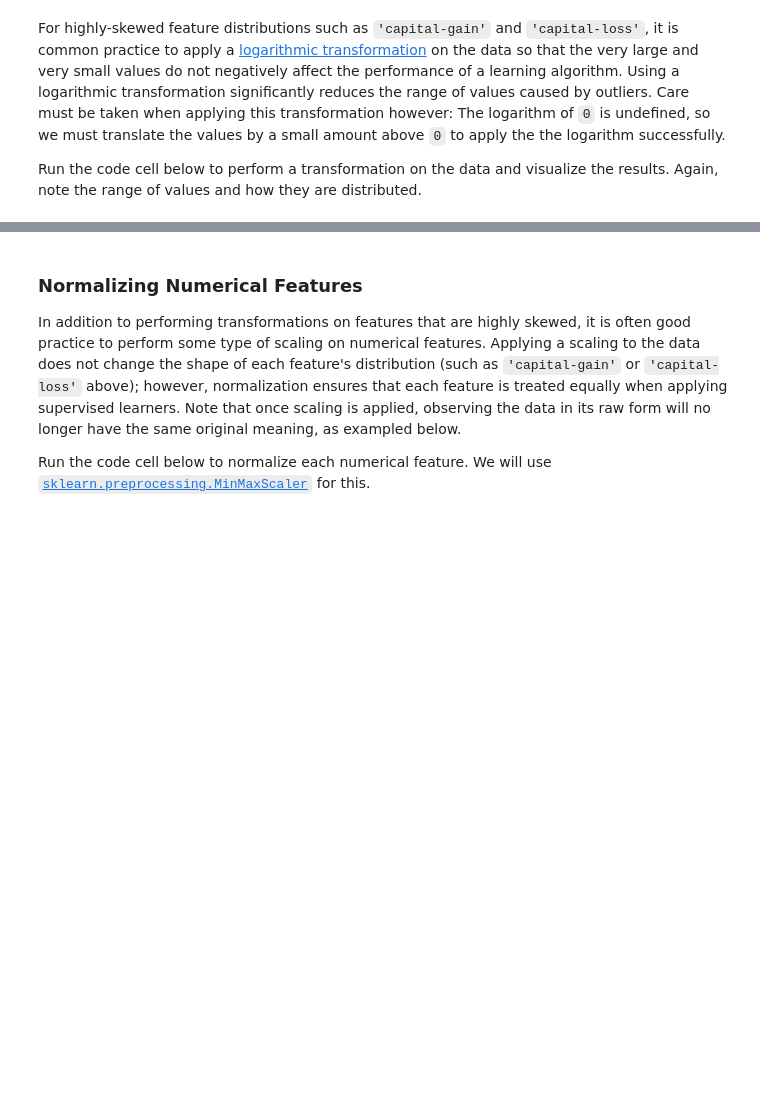
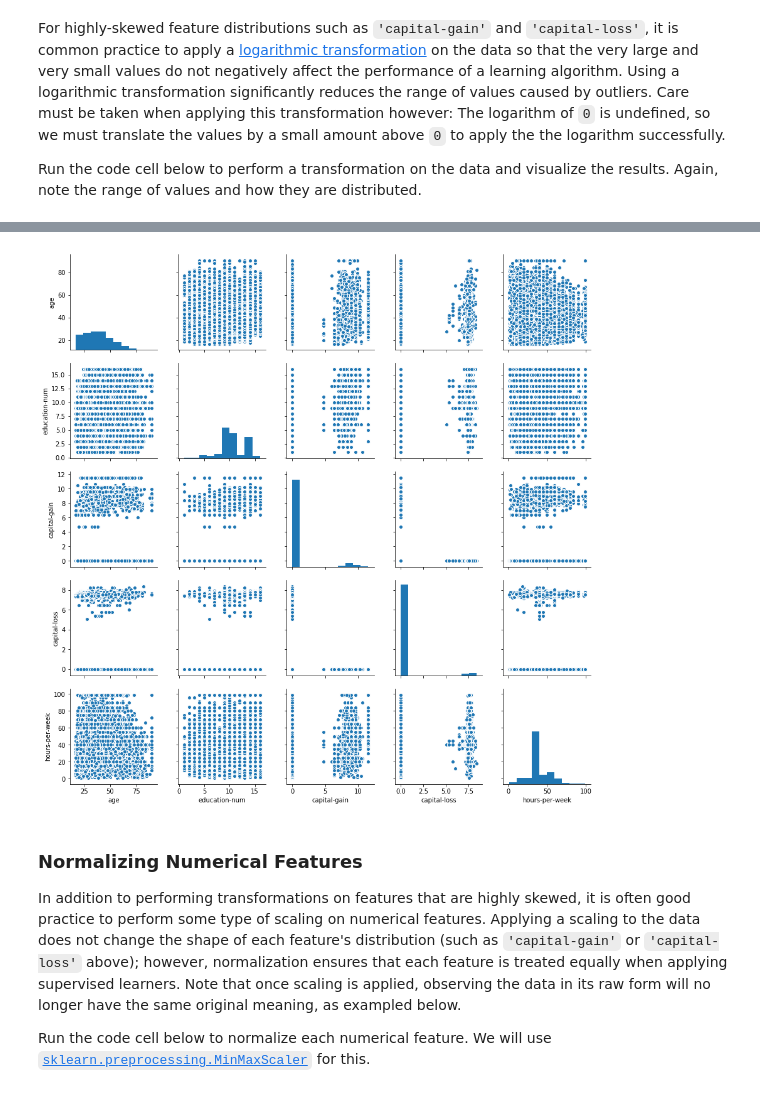
Before and after one commit to ynshenoy/DSND_Term1, a Jupyter notebook: projects/p1_charityml/finding_donors.ipynb, the cells around one changed output, grey strips where cells are left out. Drawn from its saved outputs; the diff is of its cells as text; code cells hidden in the pictures; blank space fills up the shorter version.

```diff
--- a/projects/p1_charityml/finding_donors.ipynb
+++ b/projects/p1_charityml/finding_donors.ipynb
@@ -166,3 +160,8 @@ vs.distribution(features_log_transformed, transformed = True)
+# %%
+import seaborn as sns
+sns.pairplot(features_log_transformed);
+# %% [output]
+[figure, added]
 # %% [markdown]
 ### Normalizing Numerical Features
 In addition to performing transformations on features that are highly skewed, it is often good practice to perform some type of scaling on numerical features. Applying a scaling to the data does not change the shape of each feature's distribution (such as `'capital-gain'` or `'capital-loss'` above); however, normalization ensures that each feature is treated equally when applying supervised learners. Note that once scaling is applied, observing the data in its raw form will no longer have the same original meaning, as exampled below.
```
Also changed, not shown: parts of 12 cells of this notebook.
